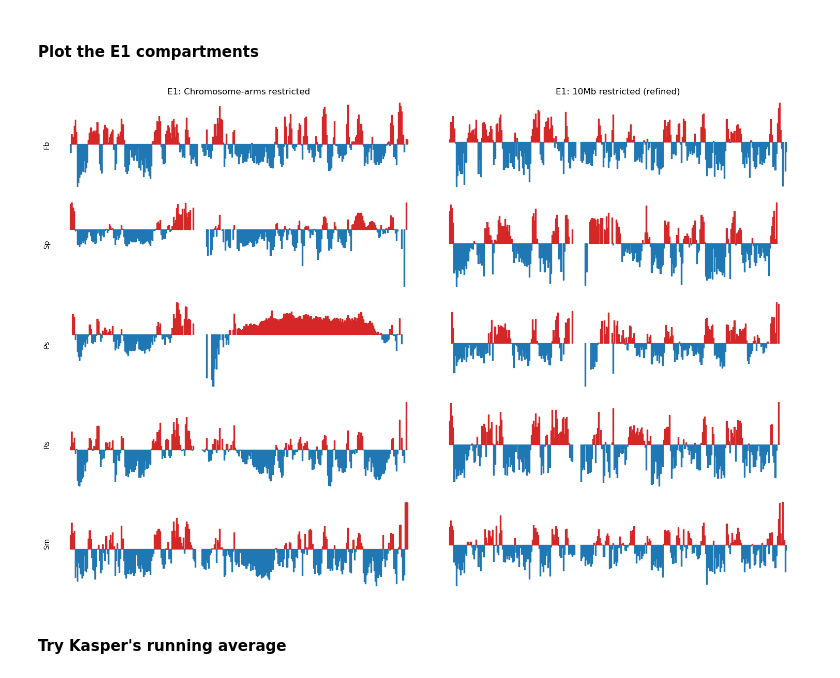
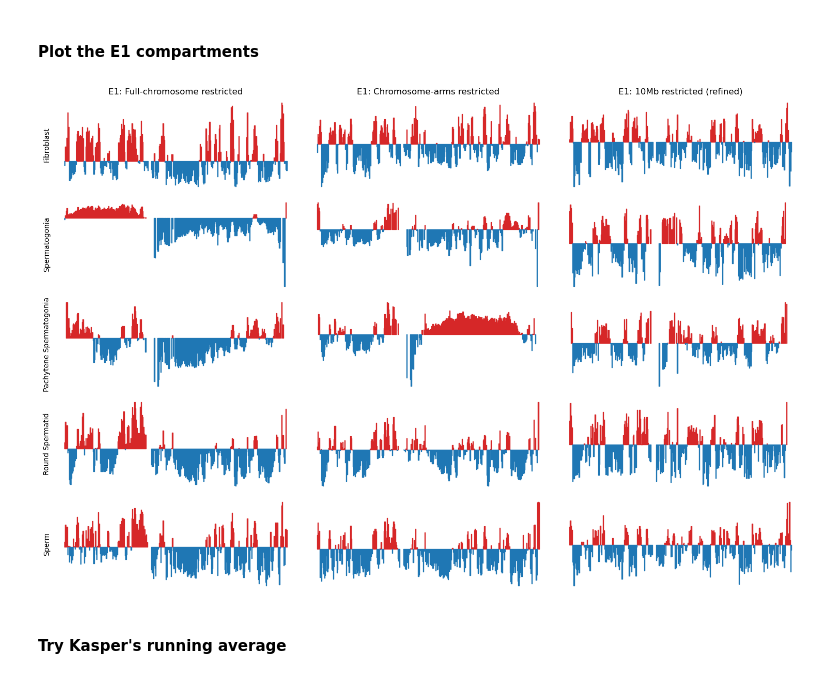
Before and after one commit to munch-group/hic-spermatogenesis, a Jupyter notebook: notebooks/03_compartments.ipynb, the cells around one changed output. Drawn from its saved outputs; the diff is of its cells as text; code cells hidden in the pictures.

Commit message:
Added non-, arm-, and 10Mb-restricted E1 plot side by side

```diff
--- a/notebooks/03_compartments.ipynb
+++ b/notebooks/03_compartments.ipynb
@@ -809,17 +854,16 @@ import numpy as np
 from matplotlib.colors import LogNorm
 from mpl_toolkits.axes_grid1 import make_axes_locatable
 
-names_abbr = {'fibroblast': 'Fb', 'spermatogonia': 'Sp', 'pachytene_spermatocyte': 'Ps', 'round_spermatid': 'Rs', 'sperm': 'Sm'}
+names_abbr = {'fibroblast': 'Fibroblast', 'spermatogonia': 'Spermatogonia', 'pachytene_spermatocyte': 'Pachytene Spermatogonia', 'round_spermatid': 'Round Spermatid', 'sperm': 'Sperm'}
 
 chrom_start = e1_track['start'].values
 chrom_end = e1_track['end'].values-1
 
-f, axs = plt.subplots(5, 2, figsize=(15, 10), sharex=True)
+f, axs = plt.subplots(5, 3, figsize=(15, 10), sharex=True)
 
 # Populate the first column
-axs[0,0].set_title('E1: Chromosome-arms restricted')
-
-for i, (name, e1) in enumerate(e1_values.items()):
+axs[0,0].set_title('E1: Full-chromosome restricted')
+for i, (name, e1) in enumerate(e1_values_full.items()):
     ax = axs[i,0]
     #ax.set_title(name)
 
@@ -834,36 +878,58 @@ for i, (name, e1) in enumerate(e1_values.items()):
     ax.fill_between(x, y, 0, where=(y > 0), color='tab:red')
     ax.fill_between(x, y, 0, where=(y < 0), color='tab:blue')
 
     ax.set_xticks([])
     ax.set_yticks([])
     ax.set_ylabel(names_abbr[name])
     ax.spines[:].set_visible(False)
 
 # Populate the second column
-axs[0,1].set_title('E1: 10Mb restricted (refined)')
-for i, (name, e1) in enumerate(e1_values_10mb.items()):
+axs[0,1].set_title('E1: Chromosome-arms restricted')
+for i, (name, e1) in enumerate(e1_values.items()):
     ax = axs[i,1]
     #ax.set_title(name)
 
     # Create stairs
     x = np.zeros(2*chrom_start.size)
     y = np.zeros(2*chrom_start.size)
     x[0::2] = chrom_start
     x[1::2] = chrom_end
     y[0::2] = e1
     y[1::2] = e1
 
     ax.fill_between(x, y, 0, where=(y > 0), color='tab:red')
     ax.fill_between(x, y, 0, where=(y < 0), color='tab:blue')
 
     ax.set_xticks([])
     ax.set_yticks([])
     #ax.set_ylabel(names_abbr[name])
     ax.spines[:].set_visible(False)
 
+# Populate the third column
+axs[0,2].set_title('E1: 10Mb restricted (refined)')
+for i, (name, e1) in enumerate(e1_values_10mb.items()):
+    ax = axs[i,2]
+    #ax.set_title(name)
+
+    # Create stairs
+    x = np.zeros(2*chrom_start.size)
+    y = np.zeros(2*chrom_start.size)
+    x[0::2] = chrom_start
+    x[1::2] = chrom_end
+    y[0::2] = e1
+    y[1::2] = e1
+
+    ax.fill_between(x, y, 0, where=(y > 0), color='tab:red')
+    ax.fill_between(x, y, 0, where=(y < 0), color='tab:blue')
+
+    ax.set_xticks([])
+    ax.set_yticks([])
+    #ax.set_ylabel(names_abbr[name])
+    ax.spines[:].set_visible(False)
+
 plt.tight_layout()
 # %% [output]
-[figure, old version]
+[figure, new version]
 # %% [markdown]
 #### Try Kasper's running average
 # %%
```
Also changed, not shown: parts of 6 cells of this notebook.
